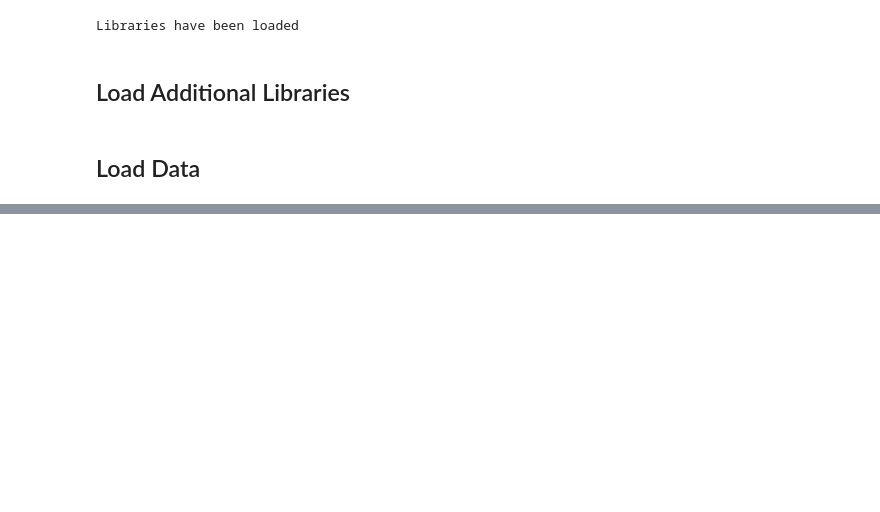
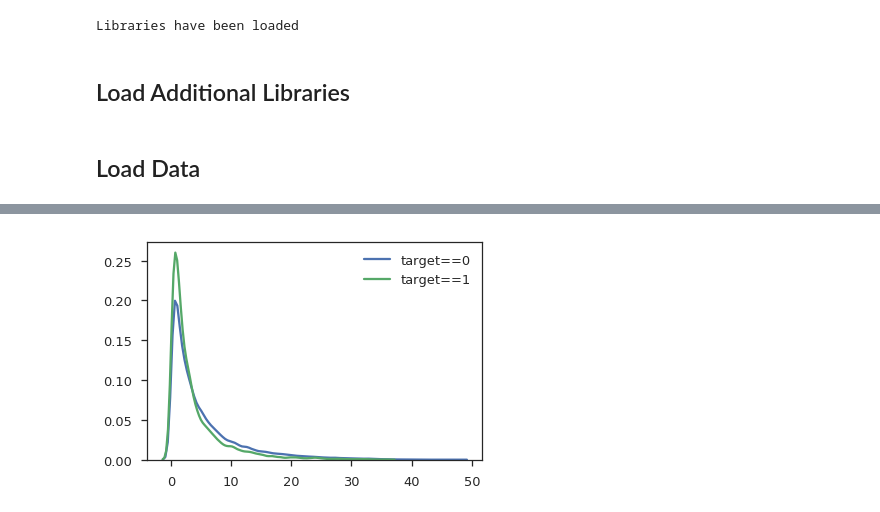
Before and after one commit to numb3r33/Kaggle_Home_Credit, a Jupyter notebook: notebooks/EDA.ipynb, the cells around one changed output, grey strips where cells are left out. Saved outputs shown, nothing was run; the diff lists cells and outputs as text; code cells hidden in the pictures; blank space fills up the shorter version.

```diff
--- a/notebooks/EDA.ipynb
+++ b/notebooks/EDA.ipynb
@@ -342,0 +209,5 @@ Name: MONTHS_BALANCE, dtype: int64
+# %%
+sns.kdeplot(diff_join_employed_date[(diff_join_employed_date > 0) & (app_train.TARGET == 0)], label='target==0')
+sns.kdeplot(diff_join_employed_date[(diff_join_employed_date > 0) & (app_train.TARGET == 1)], label='target==1');
+# %% [output]
+[figure, added]
```
Also changed, not shown: parts of 80 cells of this notebook, 4 other files.
